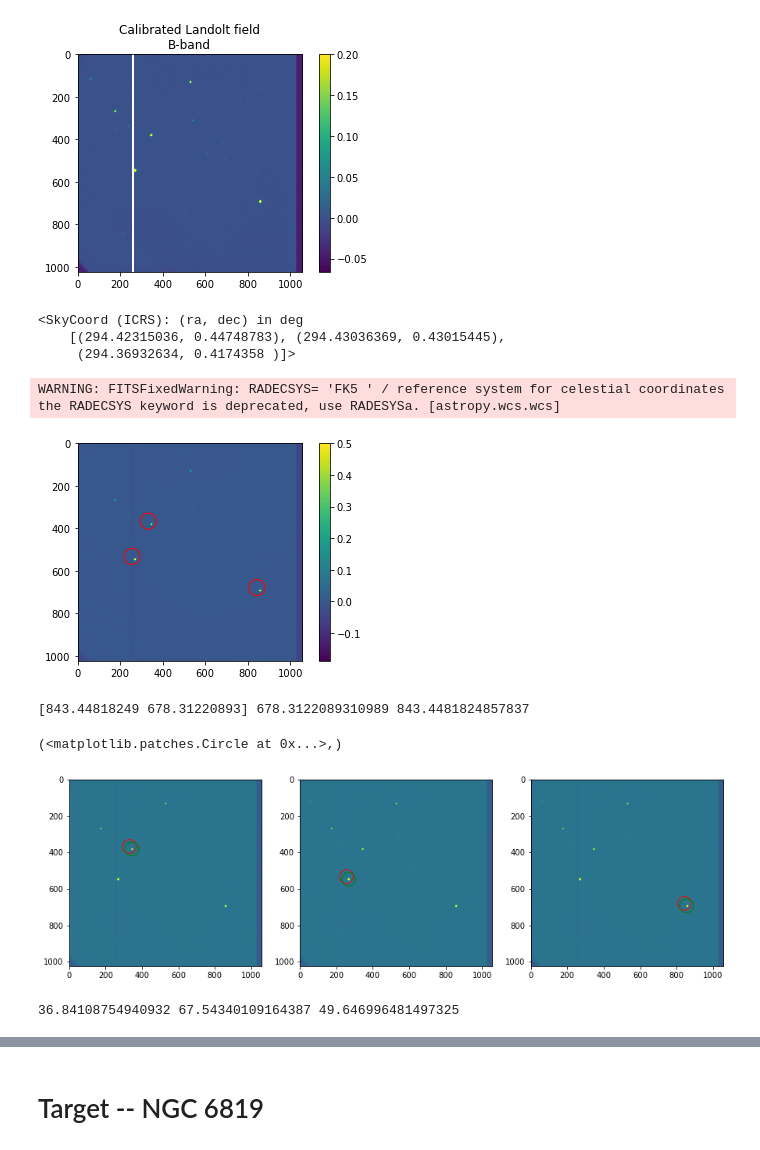
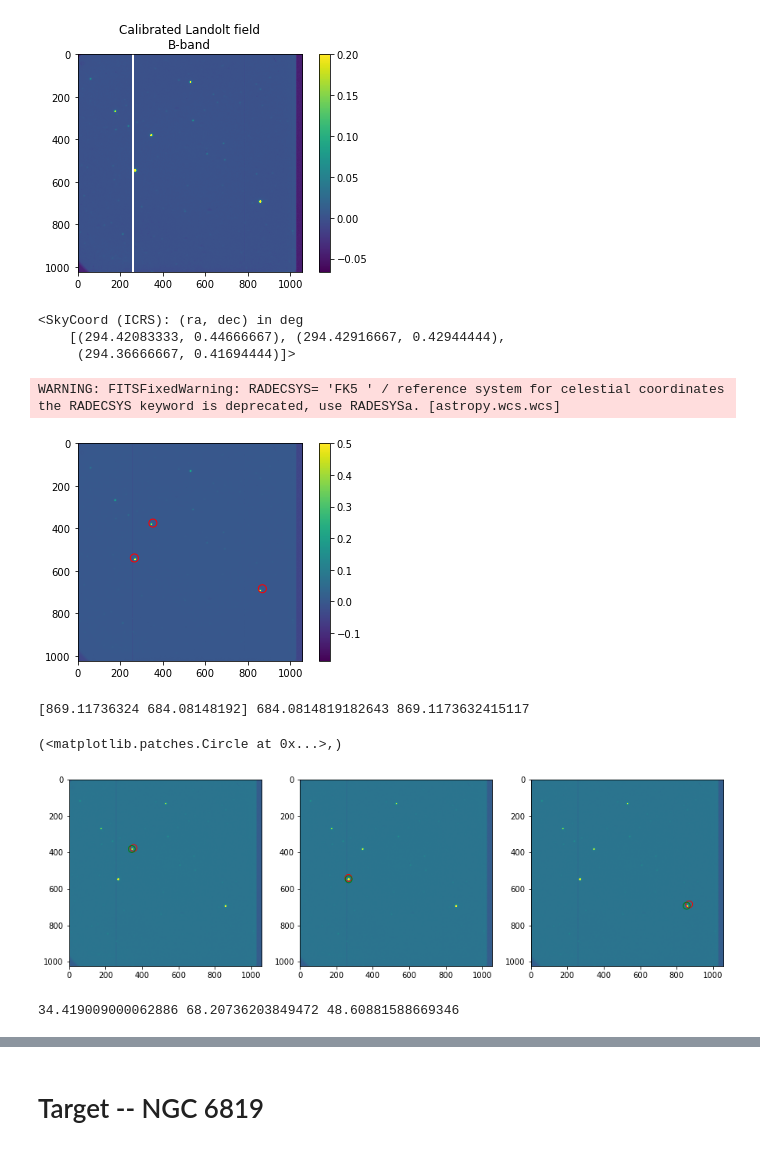
Before and after one commit to askemer/ASTR257_2021, a Jupyter notebook: student_work/kain_work/HR.ipynb, the cells around one changed output, grey strips where cells are left out. Cells and saved outputs as stored; diff of their text form; code cells hidden in the pictures.

```diff
--- a/student_work/kain_work/HR.ipynb
+++ b/student_work/kain_work/HR.ipynb
@@ -465,48 +513,48 @@ Text(0.5, 1.0, 'Calibrated Landolt field\nB-band')
 
 # 3 stars in Landolt field (from SIMBAD):
 coords = [
-    "19:37:41.5560872158 +00:26:50.956187843",
-    "19:37:43.2872858025 +00:25:48.556032054",
-    "19:37:28.6383220050 +00:25:02.768886460"
+    "19:37:41 +00:26:48",
+    "19:37:43 +00:25:46",
+    "19:37:28 +00:25:01"
 ]
 
 positions = SkyCoord(coords,
                      frame='icrs',
                      equinox='J2000',
                      unit=(u.hourangle, u.deg))
-apertures_sky = SkyCircularAperture(positions, 14. * u.arcsec)
+apertures_sky = SkyCircularAperture(positions, 7. * u.arcsec)
 
 print(positions)
 
 
 ## Grab WCS from last telescope image
 
 c = (filedict['Target'] == 'landolt b')
 path = filedict[c]['Path'].array[0]
 fname = filedict[c]['Filename'].array[-1]
 
 hdu = fits.open(f'{path}/{fname}.fits')[0]
 
 wcs = WCS(hdu.header)
 frame = hdu.header['RADESYSS'].lower()
 ra = hdu.header['RA']
 dec = hdu.header['DEC']
 
 ## Convert SkyCircularAperture to CircularAperture using WCS
 apertures_px = apertures_sky.to_pixel(wcs)
 
 ## Plot
 plt.imshow(landolt_B, vmax=0.5)
 plt.colorbar()
 apertures_px.plot(color='red')
 plt.show()
 # %% [output]
 <SkyCoord (ICRS): (ra, dec) in deg
-    [(294.42315036, 0.44748783), (294.43036369, 0.43015445),
-     (294.36932634, 0.4174358 )]>
+    [(294.42083333, 0.44666667), (294.42916667, 0.42944444),
+     (294.36666667, 0.41694444)]>
 WARNING: FITSFixedWarning: RADECSYS= 'FK5 ' / reference system for celestial coordinates
 the RADECSYS keyword is deprecated, use RADESYSa. [astropy.wcs.wcs]
-[figure, old version]
+[figure, new version]
 # %%
 ## Save Landolt image with WCS info
 
@@ -563,7 +611,7 @@ isolated_star_3 = landolt_B * starmask_3
 x1dg, y1dg = centroid_1dg(isolated_star_3)
 new_aperture_3 = CircularAperture([x1dg, y1dg], apertures_px.r)
 # %% [output]
-[843.44818249 678.31220893] 678.3122089310989 843.4481824857837
+[869.11736324 684.08148192] 684.0814819182643 869.1173632415117
 # %%
 ## Plot three new apertures
 
@@ -582,7 +630,7 @@ new_aperture_2.plot(axes=ax[1], color='g')
 new_aperture_3.plot(axes=ax[2], color='g')
 # %% [output]
 (<matplotlib.patches.Circle at 0x...>,)
-[figure, old version]
+[figure, new version]
 # %%
 ## Do aperture photometry on each new aperture
 
@@ -592,7 +640,7 @@ apsum_3 = aperture_photometry(landolt_B, new_aperture_3)[0]['aperture_sum']
 
 print(apsum_1, apsum_2, apsum_3)
 # %% [output]
-36.84108754940932 67.54340109164387 49.646996481497325
+34.419009000062886 68.20736203849472 48.60881588669346
 # %%
 ## Save B brightnesses
 
```
Also changed, not shown: parts of 30 cells of this notebook, 3 other files.
